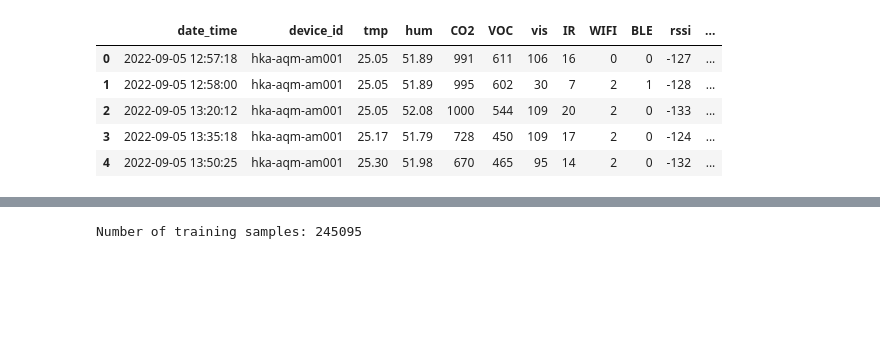
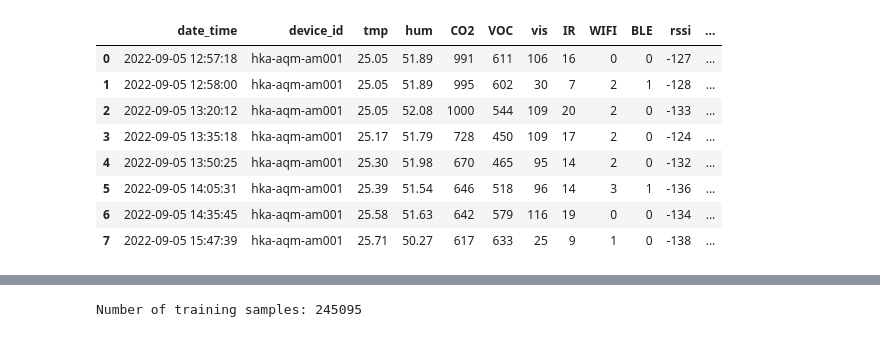
Before and after one commit to TimEhmann/IoT_Project, a Jupyter notebook: test_transformer.ipynb, the cells around one changed output, grey strips where cells are left out. Saved outputs shown, nothing was run; the diff lists cells and outputs as text; code cells hidden in the pictures; blank space fills up the shorter version.

```diff
--- a/test_transformer.ipynb
+++ b/test_transformer.ipynb
@@ -17,15 +17,17 @@ from torch.optim.lr_scheduler import ReduceLROnPlateau
 import utils
 import importlib
 # %%
-os.listdir('hka-aqm-am/')[:10]
-pd.read_csv('hka-aqm-am/hka-aqm-am001_2022_09_05.dat', skiprows=1, sep=';', engine='python').head()
+pd.read_csv('hka-aqm-am/hka-aqm-am001_2022_09_05.dat', skiprows=1, sep=';', engine='python')
 # %% [output]
 |  | date_time | device_id | tmp | hum | CO2 | VOC | vis | IR | WIFI | BLE | rssi | ... |
 | 0 | 2022-09-05 12:57:18 | hka-aqm-am001 | 25.05 | 51.89 | 991 | 611 | 106 | 16 | 0 | 0 | -127 | ... |
 | 1 | 2022-09-05 12:58:00 | hka-aqm-am001 | 25.05 | 51.89 | 995 | 602 | 30 | 7 | 2 | 1 | -128 | ... |
 | 2 | 2022-09-05 13:20:12 | hka-aqm-am001 | 25.05 | 52.08 | 1000 | 544 | 109 | 20 | 2 | 0 | -133 | ... |
 | 3 | 2022-09-05 13:35:18 | hka-aqm-am001 | 25.17 | 51.79 | 728 | 450 | 109 | 17 | 2 | 0 | -124 | ... |
 | 4 | 2022-09-05 13:50:25 | hka-aqm-am001 | 25.30 | 51.98 | 670 | 465 | 95 | 14 | 2 | 0 | -132 | ... |
+| 5 | 2022-09-05 14:05:31 | hka-aqm-am001 | 25.39 | 51.54 | 646 | 518 | 96 | 14 | 3 | 1 | -136 | ... |
+| 6 | 2022-09-05 14:35:45 | hka-aqm-am001 | 25.58 | 51.63 | 642 | 579 | 116 | 19 | 0 | 0 | -134 | ... |
+| 7 | 2022-09-05 15:47:39 | hka-aqm-am001 | 25.71 | 50.27 | 617 | 633 | 25 | 9 | 1 | 0 | -138 | ... |
 # %%
 # load all files into one single df
 # df = pd.concat([pd.read_csv('hka-aqm-am/' + f, skiprows=1, sep=';', engine='python') for f in os.listdir('hka-aqm-am/')])
```
Also changed, not shown: parts of 9 cells of this notebook, 7 other files.
